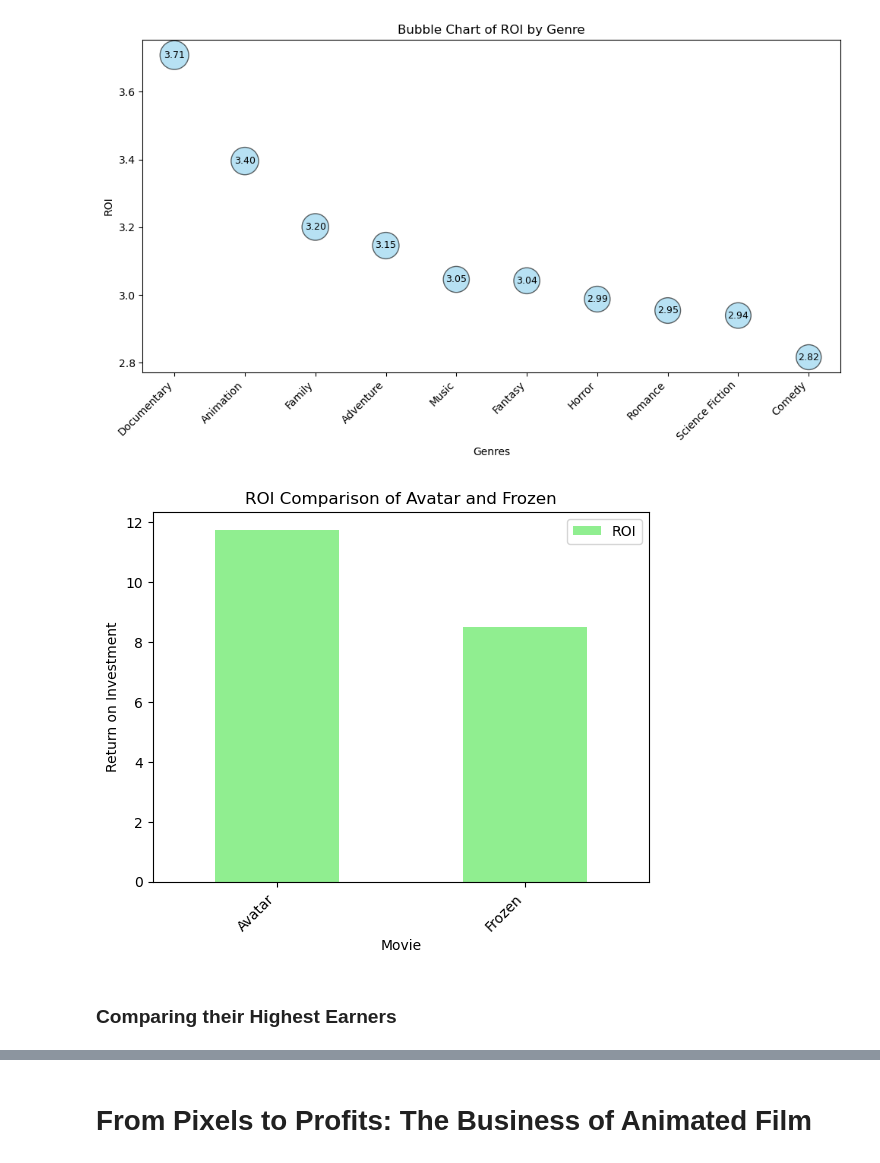
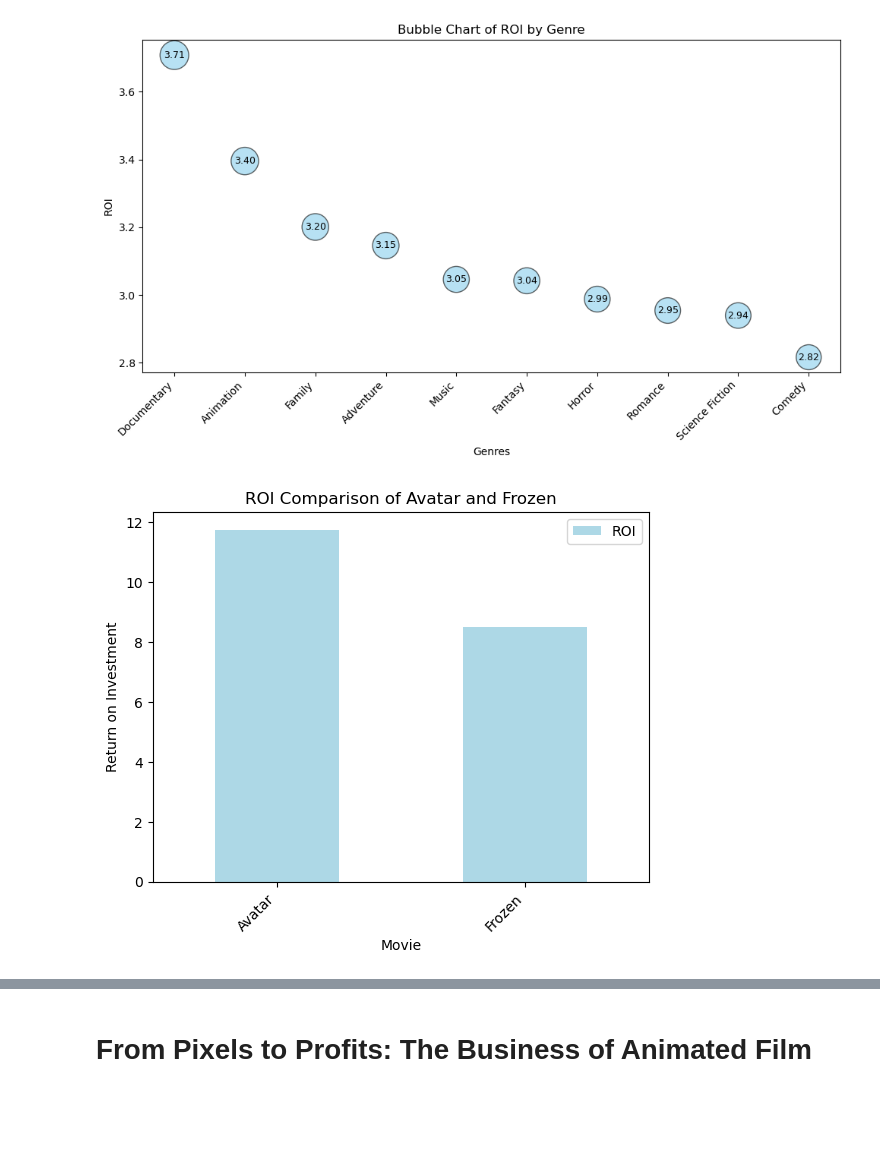
Before and after one commit to Itsrummmy/From-Pixels-to-Profit-EDA, a Jupyter notebook: From_Pixels_to_Profit.ipynb, the cells around one changed output, grey strips where cells are left out. Cells and saved outputs as stored; diff of their text form; code cells hidden in the pictures; blank space fills up the shorter version.

```diff
--- a/From_Pixels_to_Profit.ipynb
+++ b/From_Pixels_to_Profit.ipynb
@@ -26,7 +24,7 @@ import matplotlib.cm as cm
 from matplotlib.ticker import FuncFormatter
 import ast
 # %%
-df = pd.read_csv("tmdb_movies.csv")
+df = pd.read_csv("https://raw.githubusercontent.com/Itsrummmy/From_Pixels_to_Profit/refs/heads/main/tmdb_movies.csv")
 # %% [markdown]
 ### Checking for column names, nulls and data inconsistencies
 # %%
@@ -565,19 +558,17 @@ plt.show()
 # %%
 # Calculate ROI for each movie
 movie1_roi = dfg[dfg['id'] == 19995]['revenue'].sum() / dfg[dfg['id'] == 19995]['budget'].sum()
 movie2_roi = dfg[dfg['id'] == 109445]['revenue'].sum() / dfg[dfg['id'] == 109445]['budget'].sum()
 
 # Create a DataFrame for plotting
 roi_data = pd.DataFrame({'Movie': ['Avatar', 'Frozen'], 'ROI': [movie1_roi, movie2_roi]})
 
 # Create the bar chart
-roi_data.plot(x='Movie', y='ROI', kind='bar', color = 'lightgreen')
+roi_data.plot(x='Movie', y='ROI', kind='bar', color = 'lightblue')
 plt.xlabel('Movie')
 plt.ylabel('Return on Investment')
 plt.title('ROI Comparison of Avatar and Frozen')
 plt.xticks(rotation=45, ha='right')  # Rotate x-axis labels for better readability
 plt.show()
 # %% [output]
-[figure, old version]
+[figure, new version]
-# %% [markdown]
-### Comparing their Highest Earners
```
Also changed, not shown: parts of 21 cells of this notebook.
